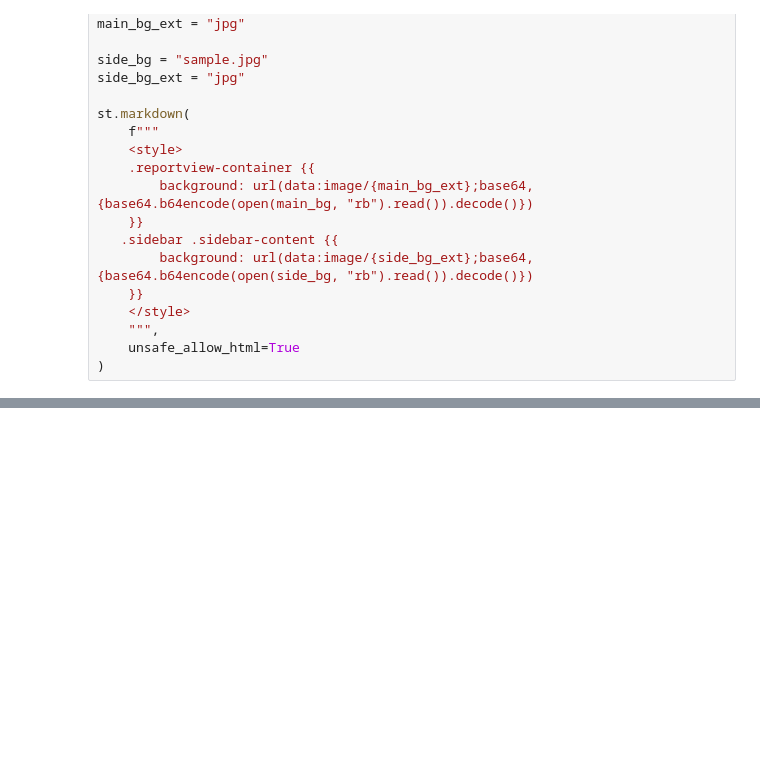
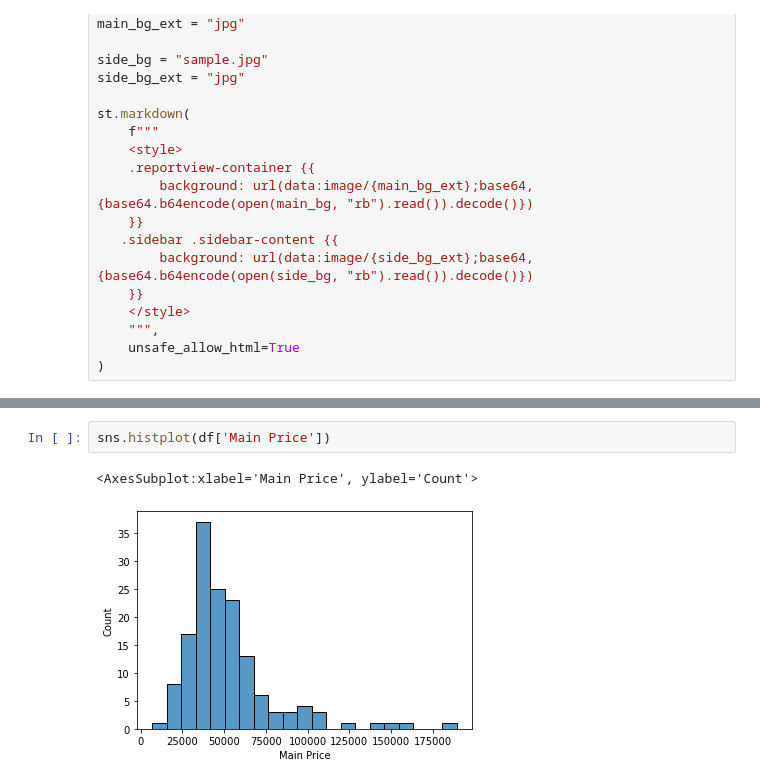
Before and after one commit to Cedric979/BEEV, a Jupyter notebook: Interface.ipynb, the cells around one changed output, grey strips where cells are left out. Saved outputs shown, nothing was run; the diff lists cells and outputs as text; blank space fills up the shorter version.

```diff
--- a/Interface.ipynb
+++ b/Interface.ipynb
@@ -303,0 +381,5 @@ st.markdown(
+# %%
+sns.histplot(df['Main Price'])
+# %% [output]
+<AxesSubplot:xlabel='Main Price', ylabel='Count'>
+[figure, added]
```
Also changed, not shown: parts of 10 cells of this notebook.
